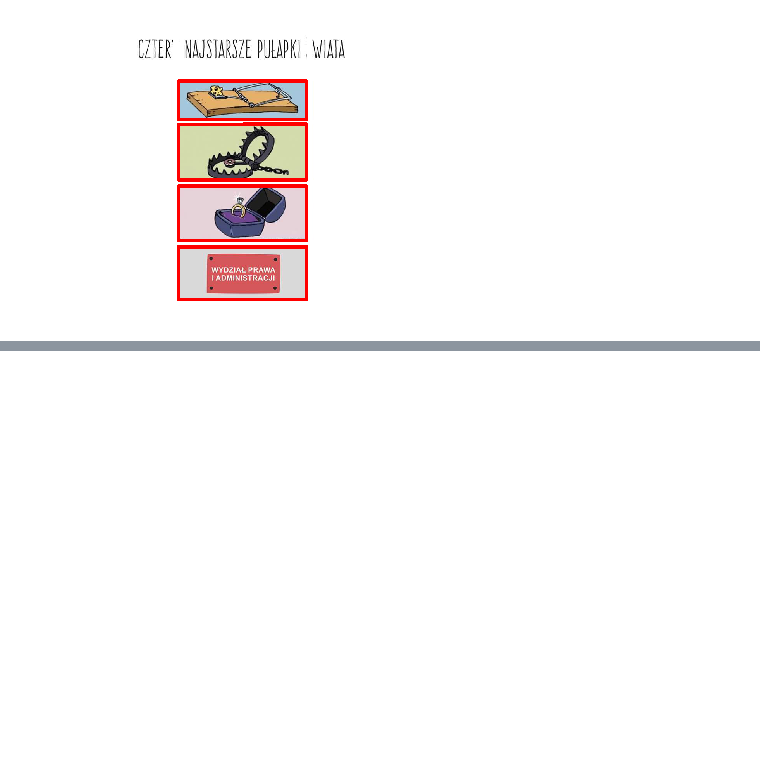
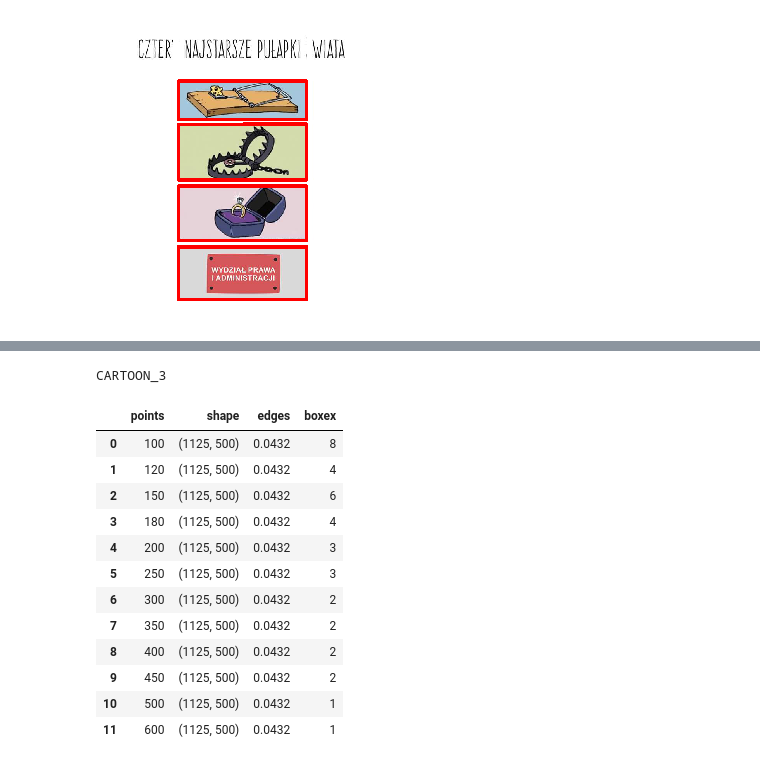
Before and after one commit to lukaszsus/memotion-images-analysis, a Jupyter notebook: image_segmentation/hough_lines_results.ipynb, the cells around one changed output, grey strips where cells are left out. Saved outputs shown, nothing was run; the diff lists cells and outputs as text; code cells hidden in the pictures; blank space fills up the shorter version.

```diff
--- a/image_segmentation/hough_lines_results.ipynb
+++ b/image_segmentation/hough_lines_results.ipynb
@@ -27,0 +88,19 @@ bounding_boxex = hl.get_bounding_boxes(image)
+# %%
+i = 1
+label = labels[i]
+print_dataframe(i)
+# %% [output]
+CARTOON_3
+|  | points | shape | edges | boxex |
+| 0 | 100 | (1125, 500) | 0.0432 | 8 |
+| 1 | 120 | (1125, 500) | 0.0432 | 4 |
+| 2 | 150 | (1125, 500) | 0.0432 | 6 |
+| 3 | 180 | (1125, 500) | 0.0432 | 4 |
+| 4 | 200 | (1125, 500) | 0.0432 | 3 |
+| 5 | 250 | (1125, 500) | 0.0432 | 3 |
+| 6 | 300 | (1125, 500) | 0.0432 | 2 |
+| 7 | 350 | (1125, 500) | 0.0432 | 2 |
+| 8 | 400 | (1125, 500) | 0.0432 | 2 |
+| 9 | 450 | (1125, 500) | 0.0432 | 2 |
+| 10 | 500 | (1125, 500) | 0.0432 | 1 |
+| 11 | 600 | (1125, 500) | 0.0432 | 1 |
```
Also changed, not shown: parts of 10 cells of this notebook, 2 other files.
